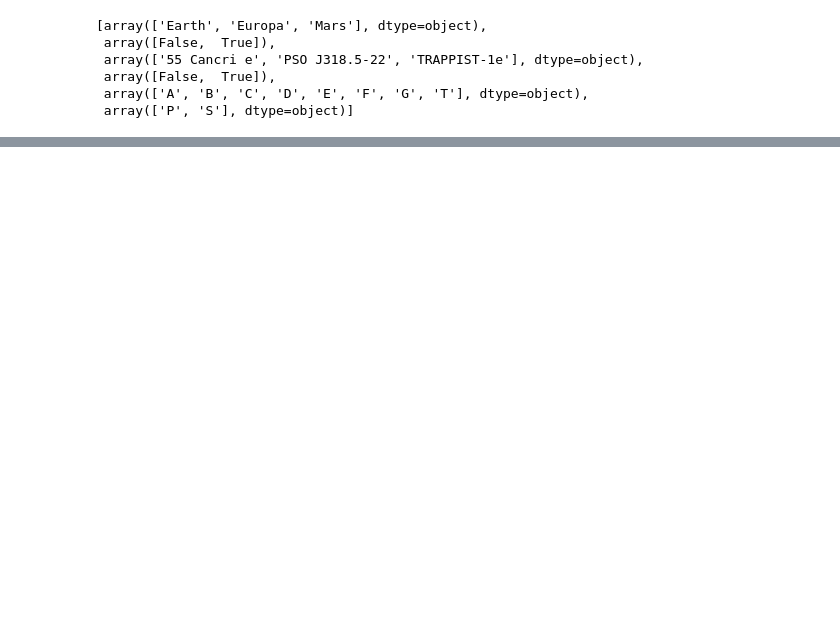
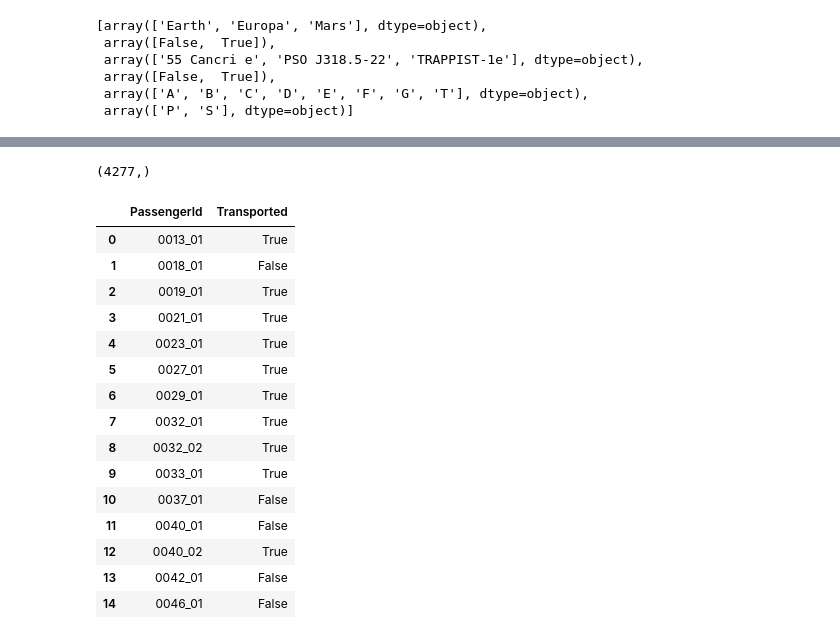
Before and after one commit to pirosbogar/spaceship-titanic, a Jupyter notebook: Spaceship_titanic.ipynb, the cells around one changed output, grey strips where cells are left out. Cells and saved outputs as stored; diff of their text form; code cells hidden in the pictures; blank space fills up the shorter version.

```diff
--- a/Spaceship_titanic.ipynb
+++ b/Spaceship_titanic.ipynb
@@ -346,0 +498,20 @@ train.head()
+# %%
+X_valid = new_test.drop(['PassengerId'], axis = 1)
+y_valid = np.empty([4277,], dtype=bool)
+# %%
+lgbm_clf = LGBMClassifier(learning_rate = 0.05112404562350914,
+                            max_depth = 6,
+                            n_estimators = 104,
+                            subsample = 0.7171778425300053,
+                            seed = 42)
+
+lgbm_clf.fit(X_train, y_train)
+
+predictions = lgbm_clf.predict(X_test)
+
+accuracy = float(np.sum(predictions==y_test))/y_test.shape[0]
+
+print("Light gradient boosting accuracy: %f" % (accuracy), "\n", \
+      "Feature Importances", "\n", pd.DataFrame(zip(X_test.columns, lgbm_clf.feature_importances_)))
+
+lgbm_pred_val = lgbm_clf.predict(X_valid)
@@ -346,0 +536,18 @@ train.head()
+# %%
+xgb_clf = xgb.XGBClassifier(objective='binary:logistic',
+                            learning_rate = 0.012052102010738919,
+                            max_depth = 5,
+                            n_estimators = 647,
+                            subsample = 0.524706494869144,
+                            seed = 42)
+
+xgb_clf.fit(X_train, y_train)
+
+predictions = xgb_clf.predict(X_test)
+
+accuracy = float(np.sum(predictions==y_test))/y_test.shape[0]
+
+print("Extreme gradient boosting accuracy: %f" % (accuracy), "\n", \
+      "Feature Importances", "\n", pd.DataFrame(zip(X_test.columns, xgb_clf.feature_importances_)))
+
+xgb_pred_val = xgb_clf.predict(X_valid)
@@ -346,0 +572,27 @@ train.head()
+# %%
+xgb_pred_val.shape
+# %% [output]
+(4277,)
+# %%
+submission = pd.read_csv("sample_submission.csv")
+
+submission["Transported"] = xgb_pred_val.astype('bool')
+submission.to_csv("submission.csv", index=False)
+submission.head(15)
+# %% [output]
+|  | PassengerId | Transported |
+| 0 | 0013_01 | True |
+| 1 | 0018_01 | False |
+| 2 | 0019_01 | True |
+| 3 | 0021_01 | True |
+| 4 | 0023_01 | True |
+| 5 | 0027_01 | True |
+| 6 | 0029_01 | True |
+| 7 | 0032_01 | True |
+| 8 | 0032_02 | True |
+| 9 | 0033_01 | True |
+| 10 | 0037_01 | False |
+| 11 | 0040_01 | False |
+| 12 | 0040_02 | True |
+| 13 | 0042_01 | False |
+| 14 | 0046_01 | False |
```
Also changed, not shown: parts of 22 cells of this notebook, 1 other file.
